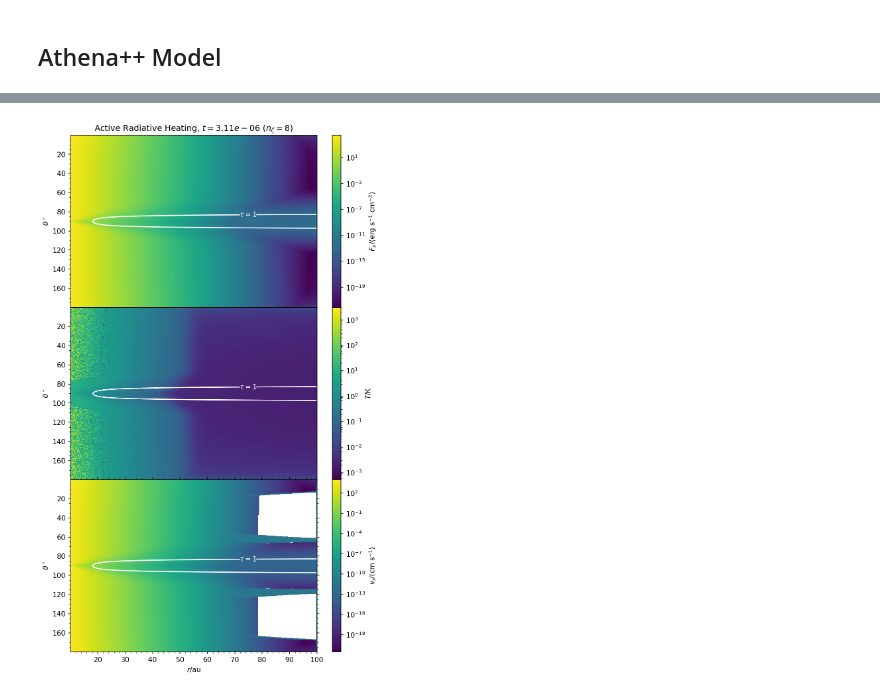
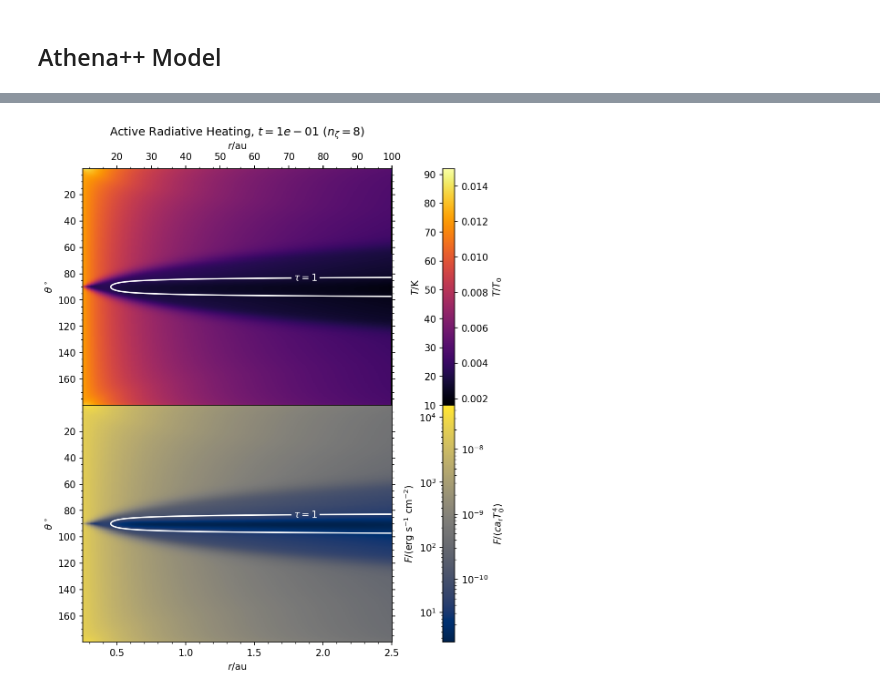
Before and after one commit to sabaronett/rad-hydro, a Jupyter notebook: athena/dev/const_opac/ConstantOpacity_Athena++.ipynb, the cells around one changed output, grey strips where cells are left out. Cells and saved outputs as stored; diff of their text form; code cells hidden in the pictures.

```diff
--- a/athena/dev/const_opac/ConstantOpacity_Athena++.ipynb
+++ b/athena/dev/const_opac/ConstantOpacity_Athena++.ipynb
@@ -232,13 +290,0 @@ plt.subplots_adjust(hspace=0)
-# %%
-# Plot
-fig, ax = plt.subplots(figsize=(4, 3), dpi=150)
-dx1 = (x1max - x1min)/nx1
-ax.plot(x2v*rad2deg, rho_field[:, int(10/L_au/dx1)]*density_unit/1e-15)
-
-# Format (sub)plots
-ax.grid()
-ax.minorticks_on()
-ax.set(title='Theoretical Model', xlabel=r'$\theta^\circ$',
-       ylabel=r'$\rho(r=20$au)/($10^{-15}$g cm$^{-3}$)')
-ax.tick_params(axis='both', which='both', top=True, right=True)
-# plt.savefig('figs/frame.jpg', bbox_inches='tight')
@@ -400,63 +502,57 @@ t
 # %%
 #===============================================================================
-import sys
-sys.path.insert(0, '/home/stanley/github/PrincetonUniversity/athena/vis/python')
-import athena_read
-import matplotlib.pyplot as plt
-import matplotlib.colors as colors
-import numpy as np
-
-def fmt(x):
-  return rf'$\tau={x:.0f}$'
-
-# conversions
-au = 1.495978707e13 # [cm]
-rad2deg = 180/np.pi
-
 problem_id = 'const_opac'
 nzeta = 8
-fig, axs = plt.subplots(nrows=3, sharex=True, figsize=(8, 13.5), dpi=150)
+fig, axs = plt.subplots(nrows=2, sharex=True, figsize=(8, 9), dpi=150)
 
 # Read and plot
 path = f'nzeta{nzeta}'
 athinput = athena_read.athinput(f'{path}/athinput.{problem_id}')
-length_unit = athinput['radiation']['length_unit']
-L_au = length_unit/au
-athdf = athena_read.athdf(f'{path}/athdf/{problem_id}.out1.00004.athdf')
+athdf = athena_read.athdf(f'{path}/athdf/{problem_id}.out1.00001.athdf')
 t = athdf['Time']
+# Temperature field
+T_field = athdf['press'][0]/athdf['rho'][0]
+T_field = np.clip(T_field, 10/T_unit, 100/T_unit)
+im0 = axs[0].pcolormesh(athdf['x1v'], athdf['x2v']*rad2deg, T_field,
+                        cmap='inferno')#, norm=colors.LogNorm())
 # Radial flux field
-Fr1 = athdf['Fr1'][0]
-im1 = axs[0].pcolormesh(athdf['x1v']*L_au, athdf['x2v']*rad2deg, Fr1,
-                        norm=colors.LogNorm())
-# Temperature field
-T_field = athdf['press'][0]/athdf['rho'][0]#*T_unit
-im2 = axs[1].pcolormesh(athdf['x1v']*L_au, athdf['x2v']*rad2deg, T_field,
-                        norm=colors.LogNorm())
-# Radial velocity field
-vel1 = athdf['vel1'][0]
-im3 = axs[2].pcolormesh(athdf['x1v']*L_au, athdf['x2v']*rad2deg, vel1,
-                        norm=colors.LogNorm())
+Fx_field = athdf['Fr1'][0]
+im1 = axs[1].pcolormesh(athdf['x1v'], athdf['x2v']*rad2deg, Fx_field,
+                        cmap='cividis', norm=colors.LogNorm())
 # tau = 1 surface
 dr = (athinput['mesh']['x1max'] - athinput['mesh']['x1min'])\
      /athinput['mesh']['nx1']
 dtau = athdf['Sigma_a_0'][0]*dr
 tau_field  = np.cumsum(dtau, axis=1)
 
+# Format secondary (colorbar) scales in cgs
+ax_r = axs[0].secondary_xaxis('top', functions=(r2au, r2au))
+cbar_T = plt.colorbar(im0, label=r'$T/T_0$', pad=0.12)
+cbar_F = plt.colorbar(im1, label='$F/(ca_\mathrm{r}T_0^4)$', pad=0.12)
+cbar_T_K = cbar_T.ax.secondary_yaxis('left', functions=(T2cgs, T2cgs))
+cbar_F_cgs = cbar_F.ax.secondary_yaxis('left', functions=(F2cgs, F2cgs))
+
+ax_r.set(xlabel=r'$r$/au')
+cbar_T_K.set(ylabel=r'$T$/K')
+cbar_F_cgs.set(ylabel=r'$F$/(erg s$^{-1}$ cm$^{-2}$)')
+
+# Sanity check
+print(f'F(10 au) = {Fx_field[0][0]:.2e} ca_rT_0^4 = {F2cgs(Fx_field[0][0]):.2e}')
+
 # Format (sub)plots
 for i, ax in enumerate(axs):
-  CS = ax.contour(athdf['x1v']*L_au, athdf['x2v']*rad2deg, tau_field,
+  CS = ax.contour(athdf['x1v'], athdf['x2v']*rad2deg, tau_field,
                   [1, 1e4], colors=['white', 'white'])
   ax.clabel(CS, CS.levels, fmt=fmt)
   ax.invert_yaxis()
   ax.minorticks_on()
   ax.set(ylabel=r'$\theta^\circ$')
+  ax.tick_params(axis='both', which='both', right=True)
 
-plt.colorbar(im1, label='$F_x$/(erg s$^{-1}$ cm$^{-2}$)')
-plt.colorbar(im2, label='$T$/K')
-plt.colorbar(im3, label='$v_r$/(cm s$^{-1}$)')
 plt.subplots_adjust(hspace=0)
-axs[0].set(title=rf'Active Radiative Heating, $t={t:.2e}$ ($n_\zeta={nzeta}$)')
-axs[2].set(xlabel='$r$/au')
-ax.tick_params(axis='both', which='both', top=True, right=True)
+axs[0].set(title=rf'Active Radiative Heating, $t={t:.0e}$ ($n_\zeta=${nzeta})')
+axs[0].tick_params(axis='both', which='both', top=True, right=True)
+axs[1].set(xlabel='$r$/au')
+
 # plt.savefig(f'{path}/temp/Fr1({t:.2f}t_0).jpg', bbox_inches='tight')
 # %% [output]
@@ -463 +561 @@ ax.tick_params(axis='both', which='both', top=True, right=True)
-[figure, old version]
+[figure, new version]
```
Also changed, not shown: parts of 23 cells of this notebook.
